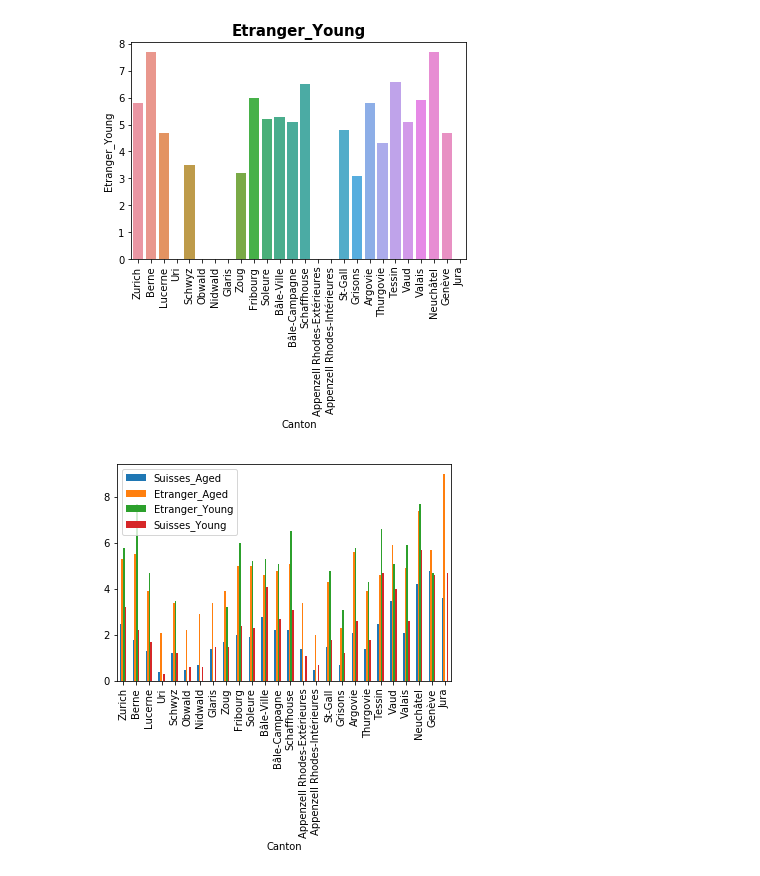
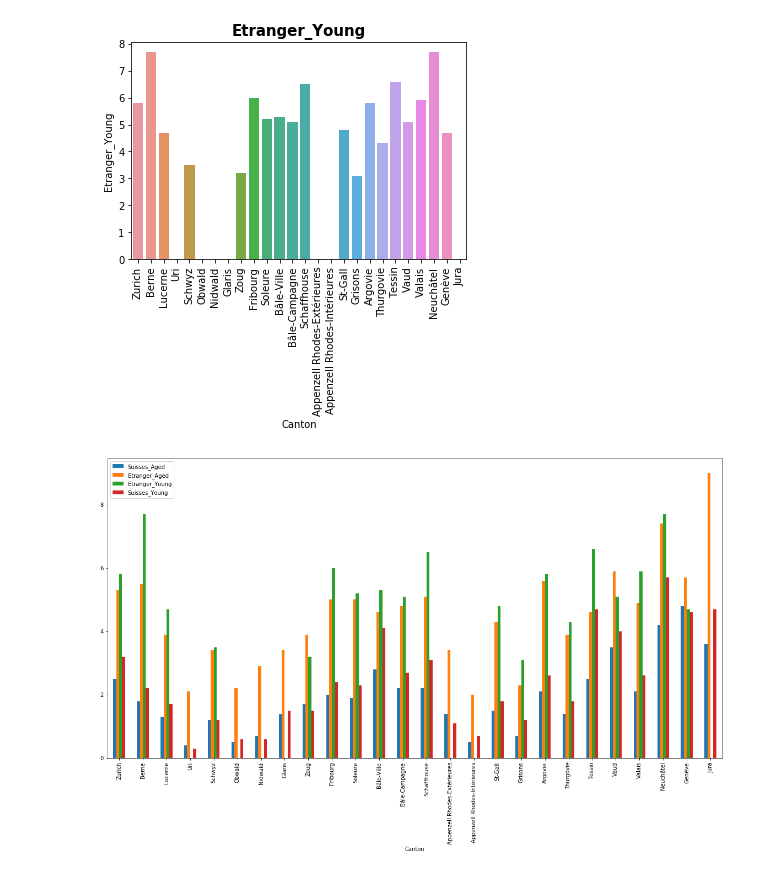
Before and after one commit to csbenz/ada, a Jupyter notebook: 03 - Interactive Viz/hw3.ipynb, the cells around one changed output. Cells and saved outputs as stored; diff of their text form; code cells hidden in the pictures.

```diff
--- a/03 - Interactive Viz/hw3.ipynb
+++ b/03 - Interactive Viz/hw3.ipynb
@@ -916,7 +926,7 @@ plotBarChart(suisse, 'Etranger_Young')
 [figure]
 [figure]
 # %%
-suisse.plot.bar()
+suisse.plot.bar(figsize=(20,10))
 plt.show()
 # %% [output]
-[figure, old version]
+[figure, new version]
```
Also changed, not shown: parts of 17 cells of this notebook, 6 other files.
